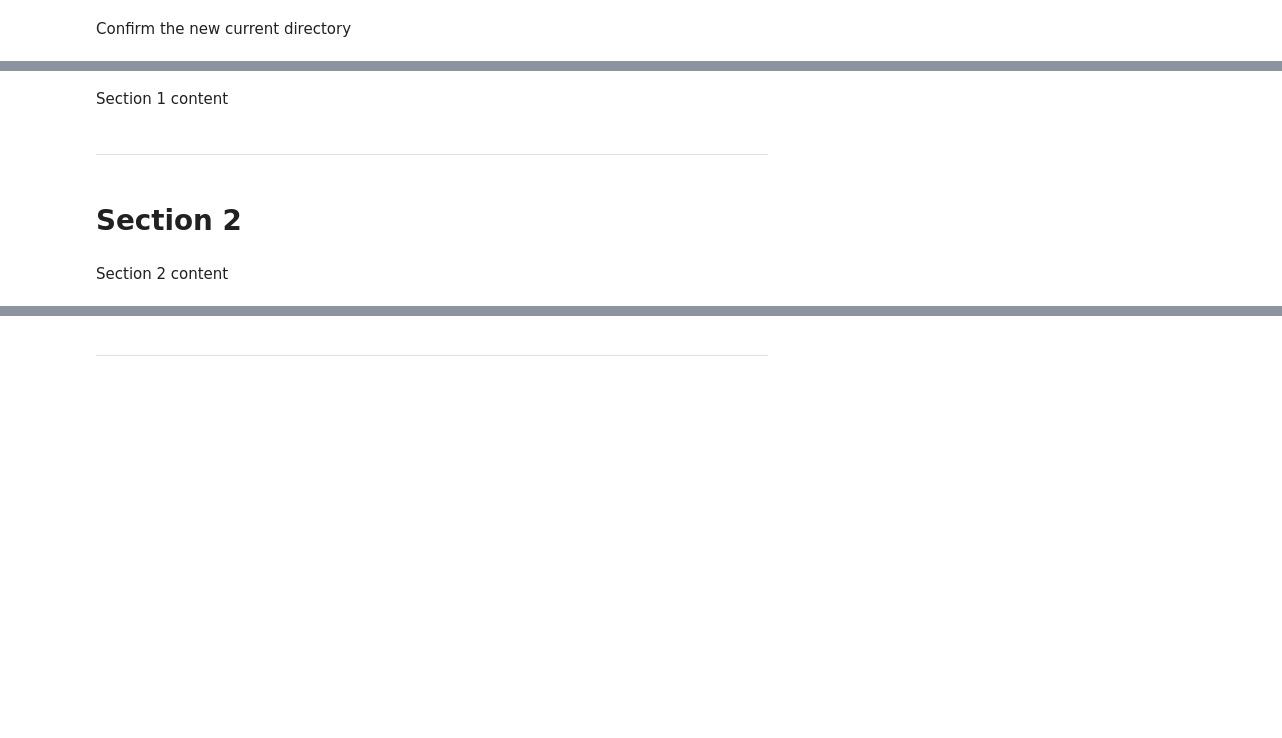
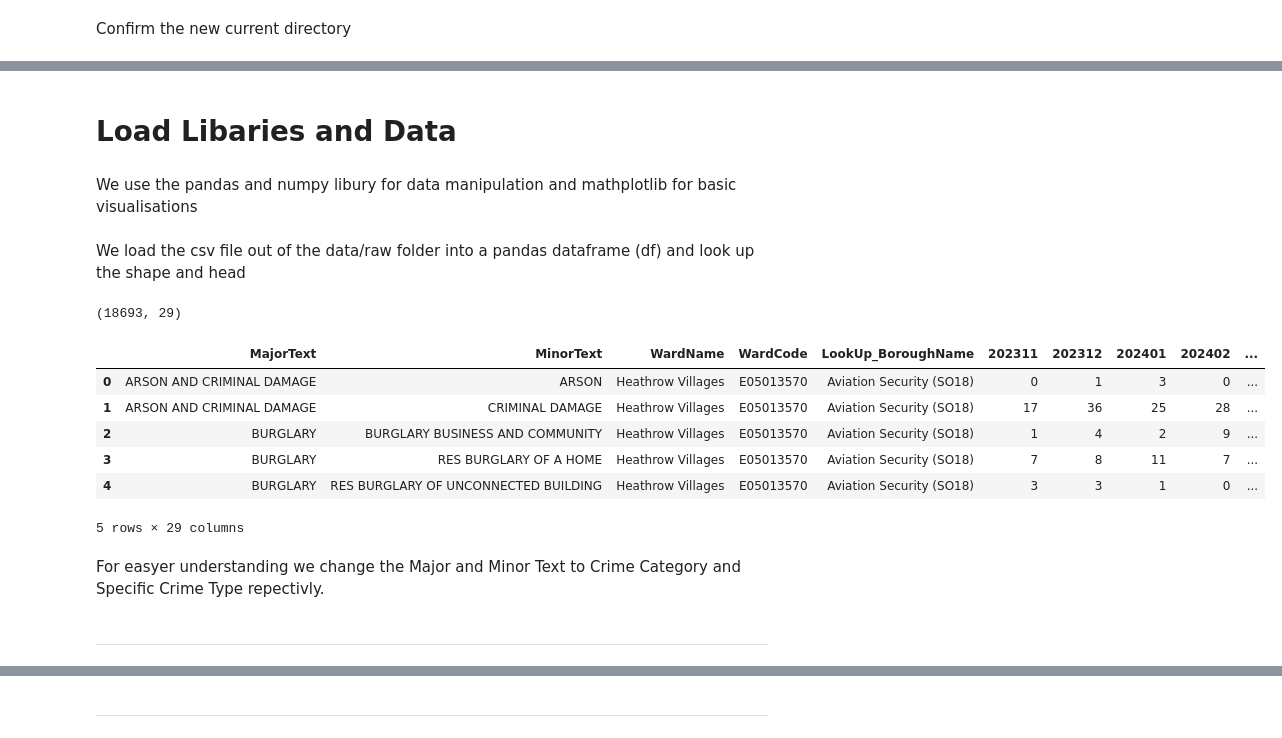
Before and after one commit to MaximilianKlein92/London-Crime, a Jupyter notebook: jupyter_notebooks/ETL.ipynb, the cells around one changed output, grey strips where cells are left out. Saved outputs shown, nothing was run; the diff lists cells and outputs as text; code cells hidden in the pictures; blank space fills up the shorter version.

```diff
--- a/jupyter_notebooks/ETL.ipynb
+++ b/jupyter_notebooks/ETL.ipynb
@@ -45,2 +49,4 @@ current_dir
-# %% [markdown]
-Section 1 content
+# %% [markdown]
+# Load Libaries and Data
+# %% [markdown]
+We use the pandas and numpy libury for data manipulation and mathplotlib for basic visualisations
@@ -46,0 +57,17 @@ Section 1 content
+# %% [markdown]
+We load the csv file out of the data/raw folder into a pandas dataframe (df) and look up the shape and head
+# %%
+df = pd.read_csv("data/raw/MPSCrime.csv")
+print(df.shape)
+df.head()
+# %% [output]
+(18693, 29)
+|  | MajorText | MinorText | WardName | WardCode | LookUp_BoroughName | 202311 | 202312 | 202401 | 202402 | ... |
+| 0 | ARSON AND CRIMINAL DAMAGE | ARSON | Heathrow Villages | E05013570 | Aviation Security (SO18) | 0 | 1 | 3 | 0 | ... |
+| 1 | ARSON AND CRIMINAL DAMAGE | CRIMINAL DAMAGE | Heathrow Villages | E05013570 | Aviation Security (SO18) | 17 | 36 | 25 | 28 | ... |
+| 2 | BURGLARY | BURGLARY BUSINESS AND COMMUNITY | Heathrow Villages | E05013570 | Aviation Security (SO18) | 1 | 4 | 2 | 9 | ... |
+| 3 | BURGLARY | RES BURGLARY OF A HOME | Heathrow Villages | E05013570 | Aviation Security (SO18) | 7 | 8 | 11 | 7 | ... |
+| 4 | BURGLARY | RES BURGLARY OF UNCONNECTED BUILDING | Heathrow Villages | E05013570 | Aviation Security (SO18) | 3 | 3 | 1 | 0 | ... |
+5 rows × 29 columns
+# %% [markdown]
+For easyer understanding we change the Major and Minor Text to Crime Category and Specific Crime Type repectivly.
@@ -47,6 +79,2 @@ Section 1 content
 # %% [markdown]
 ---
-# %% [markdown]
-# Section 2
-# %% [markdown]
-Section 2 content
```
Also changed, not shown: parts of 28 cells of this notebook.
